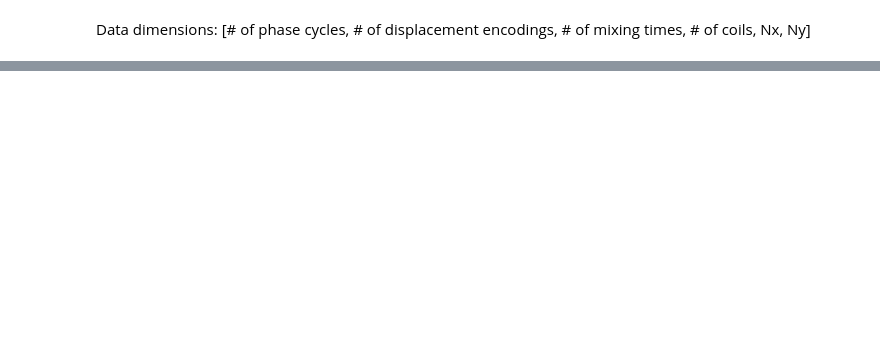
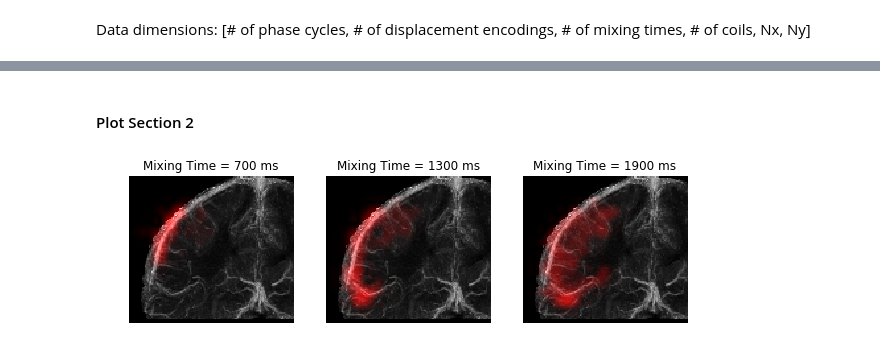
Before and after one commit to mikgroup/Venous-Perfusion-Source-Mapping, a Jupyter notebook: Reproduce Figures.ipynb, the cells around one changed output, grey strips where cells are left out. Saved outputs shown, nothing was run; the diff lists cells and outputs as text; code cells hidden in the pictures; blank space fills up the shorter version.

```diff
--- a/Reproduce Figures.ipynb
+++ b/Reproduce Figures.ipynb
@@ -192,0 +85,33 @@ for i in range(3):
+# %% [markdown]
+#### Plot Section 2
+# %%
+s1 = spectrum[2:,2:,:,25,13] + spectrum[2:,2:,:,26,13]
+
+img =np.transpose(np.flip(np.flip(np.max(qsm[:,90:140,:],1),0),1))
+imgc = np.zeros((130,224,3))
+imgc[:,:,0] = 255*np.abs(img)/np.max(np.abs(img))
+imgc[:,:,1] = 255*np.abs(img)/np.max(np.abs(img))
+imgc[:,:,2] = 255*np.abs(img)/np.max(np.abs(img))
+
+# Resize and offsets
+resize_factor = (7.5, 7.5)
+offset = (35,5)
+
+# Plot at three mixing times
+fig, axes = plt.subplots(1, 3, figsize=(10,4))
+for i in range(3):
+    # Resize, threshold and denoise spectra
+    resized1=libs.ProcessSpectra(s1[:,:,4*i+4], 1.1, resize_factor)
+
+    # Create overlay in corresponding color
+    overlayed=np.zeros(imgc.shape)
+    overlayed = libs.OverlayColor(overlayed, resized1, offset, "red")
+    overlayed = 255*np.abs(overlayed)/np.max(np.abs(overlayed))
+
+    new_img = cv.addWeighted(imgc.astype('uint8'), 0.85, overlayed.astype('uint8'), 0.7,0)
+    axes[i].imshow(new_img[18:140,15:140,:])
+    title_subplt = "Mixing Time = " + str(100+150*(4*i+4)) + " ms"
+    axes[i].set_title(title_subplt)
+    axes[i].axis('off')
+# %% [output]
+[figure, added]
```
Also changed, not shown: parts of 106 cells of this notebook, 2 other files.
